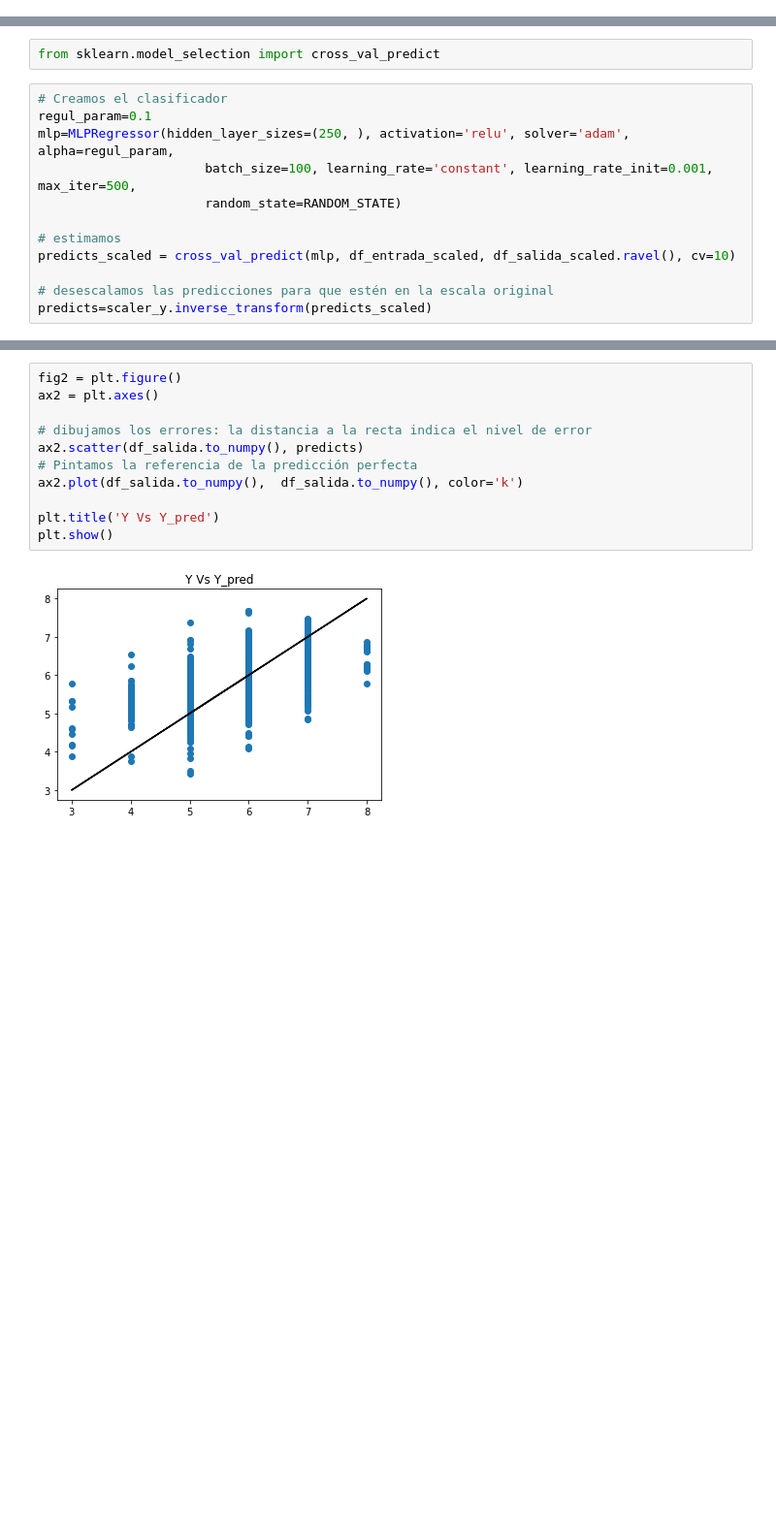
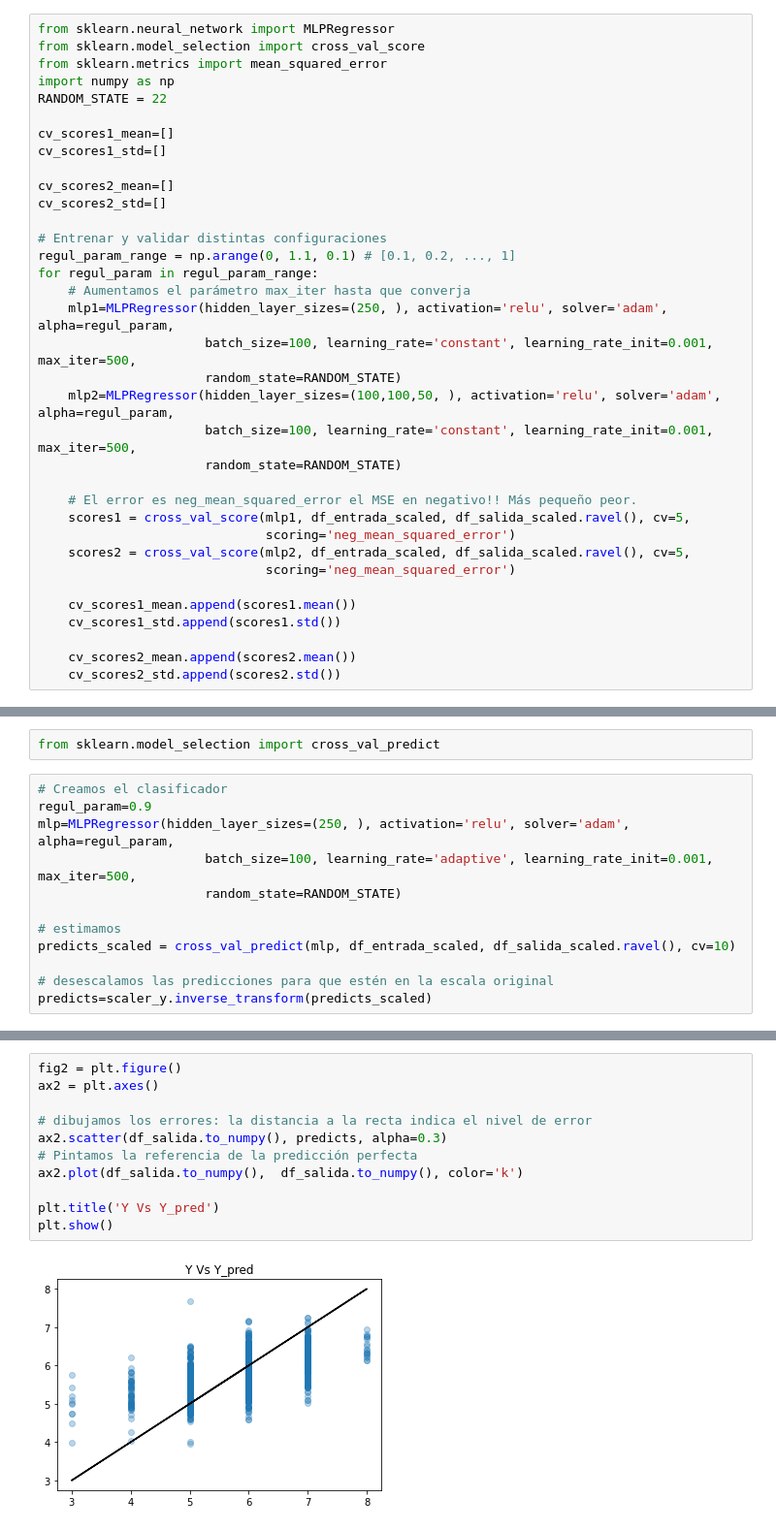
Before and after one commit to mario-sanz/IA2-Practicas, a Jupyter notebook: Lab1/P3_regresion.ipynb, the cells around one changed output, grey strips where cells are left out. Shown at 97% size. Cells and saved outputs as stored; diff of their text form; blank space fills up the shorter version.

```diff
--- a/Lab1/P3_regresion.ipynb
+++ b/Lab1/P3_regresion.ipynb
@@ -250,0 +259,35 @@ plt.show()
+# %%
+from sklearn.neural_network import MLPRegressor
+from sklearn.model_selection import cross_val_score
+from sklearn.metrics import mean_squared_error
+import numpy as np
+RANDOM_STATE = 22
+
+cv_scores1_mean=[]
+cv_scores1_std=[]
+
+cv_scores2_mean=[]
+cv_scores2_std=[]
+
+# Entrenar y validar distintas configuraciones
+regul_param_range = np.arange(0, 1.1, 0.1) # [0.1, 0.2, ..., 1]
+for regul_param in regul_param_range:
+    # Aumentamos el parámetro max_iter hasta que converja
+    mlp1=MLPRegressor(hidden_layer_sizes=(250, ), activation='relu', solver='adam', alpha=regul_param,
+                      batch_size=100, learning_rate='constant', learning_rate_init=0.001, max_iter=500,
+                      random_state=RANDOM_STATE)
+    mlp2=MLPRegressor(hidden_layer_sizes=(100,100,50, ), activation='relu', solver='adam', alpha=regul_param,
+                      batch_size=100, learning_rate='constant', learning_rate_init=0.001, max_iter=500,
+                      random_state=RANDOM_STATE)
+
+    # El error es neg_mean_squared_error el MSE en negativo!! Más pequeño peor.
+    scores1 = cross_val_score(mlp1, df_entrada_scaled, df_salida_scaled.ravel(), cv=5,
+                              scoring='neg_mean_squared_error')
+    scores2 = cross_val_score(mlp2, df_entrada_scaled, df_salida_scaled.ravel(), cv=5,
+                              scoring='neg_mean_squared_error')
+
+    cv_scores1_mean.append(scores1.mean())
+    cv_scores1_std.append(scores1.std())
+
+    cv_scores2_mean.append(scores2.mean())
+    cv_scores2_std.append(scores2.std())
@@ -261,9 +330,9 @@ A continuación:
 from sklearn.model_selection import cross_val_predict
 # %%
 # Creamos el clasificador
-regul_param=0.1
+regul_param=0.9
 mlp=MLPRegressor(hidden_layer_sizes=(250, ), activation='relu', solver='adam', alpha=regul_param,
-                      batch_size=100, learning_rate='constant', learning_rate_init=0.001, max_iter=500,
+                      batch_size=100, learning_rate='adaptive', learning_rate_init=0.001, max_iter=500,
                       random_state=RANDOM_STATE)
 
 # estimamos
@@ -370,13 +387,13 @@ Confusion matrix, without normalization
 # %%
 fig2 = plt.figure()
 ax2 = plt.axes()
 
 # dibujamos los errores: la distancia a la recta indica el nivel de error
-ax2.scatter(df_salida.to_numpy(), predicts)
+ax2.scatter(df_salida.to_numpy(), predicts, alpha=0.3)
 # Pintamos la referencia de la predicción perfecta
 ax2.plot(df_salida.to_numpy(),  df_salida.to_numpy(), color='k')
 
 plt.title('Y Vs Y_pred')
 plt.show()
 # %% [output]
-[figure, old version]
+[figure, new version]
```
Also changed, not shown: parts of 23 cells of this notebook.
